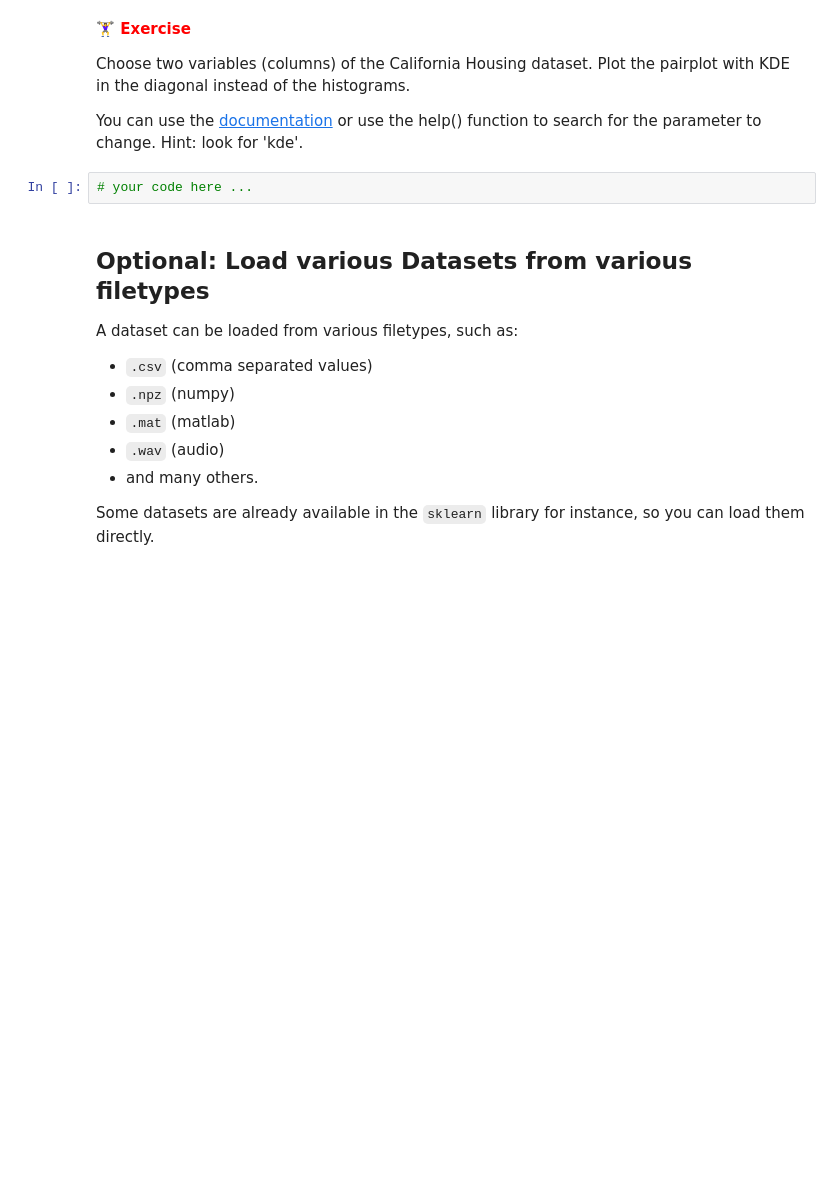
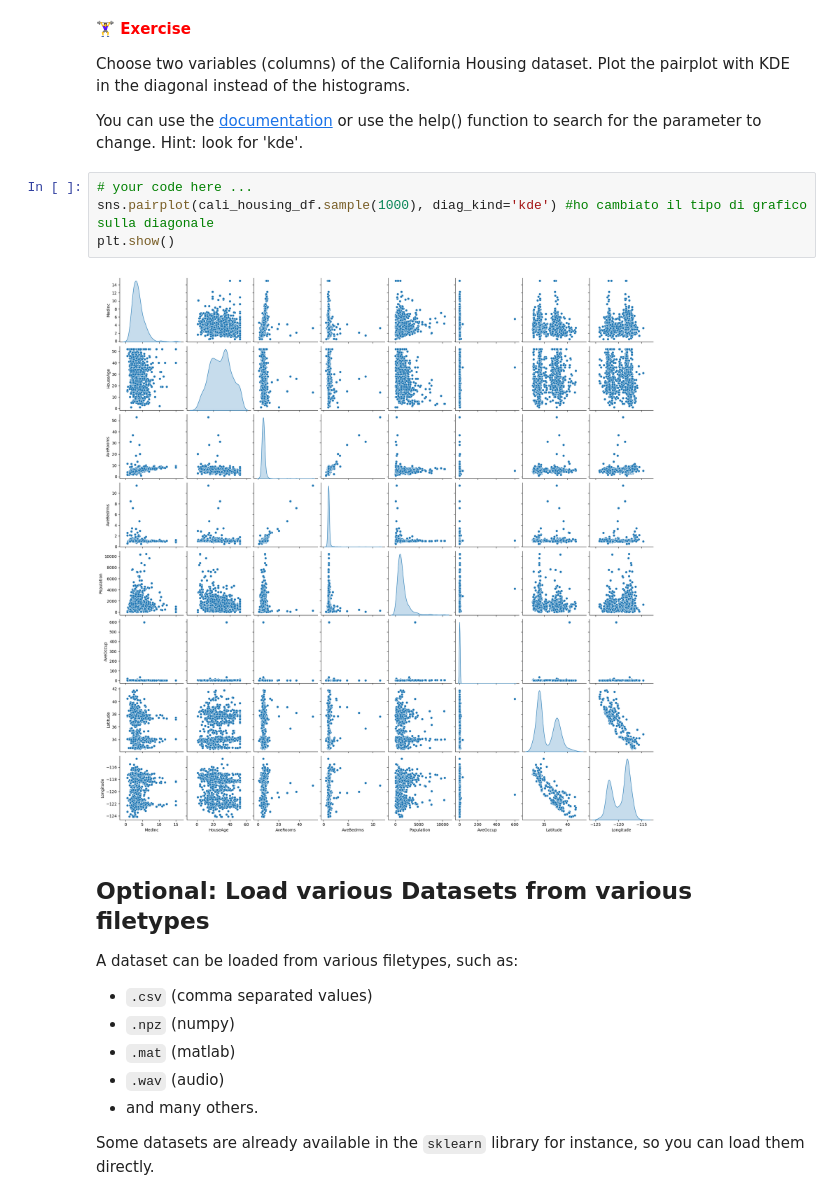
Before and after one commit to Chiara2804/ML_2024-25, a Jupyter notebook: LAB1_p1_datavis.ipynb, the cells around one changed output. Saved outputs shown, nothing was run; the diff lists cells and outputs as text; blank space fills up the shorter version.

```diff
--- a/LAB1_p1_datavis.ipynb
+++ b/LAB1_p1_datavis.ipynb
@@ -270,8 +270,12 @@ Choose two variables (columns) of the California Housing dataset. Plot the pairp
 
 You can use the [documentation](https://seaborn.pydata.org/generated/seaborn.pairplot.html) or use the help() function to search for the parameter to change.
 Hint: look for 'kde'.
-# %%
-# your code here ...
+# %%
+# your code here ...
+sns.pairplot(cali_housing_df.sample(1000), diag_kind='kde') #ho cambiato il tipo di grafico sulla diagonale
+plt.show()
+# %% [output]
+[figure, added]
 # %% [markdown]
 ## Optional: Load various Datasets from various filetypes
 
```
